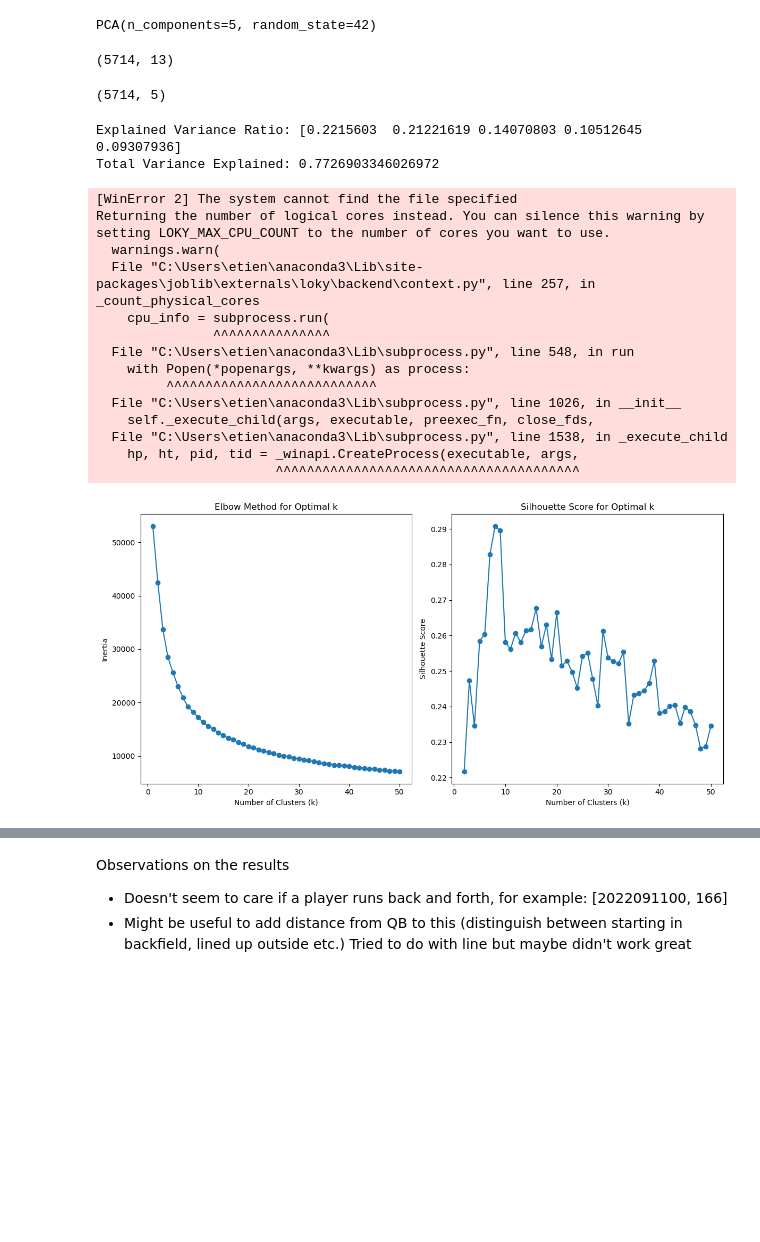
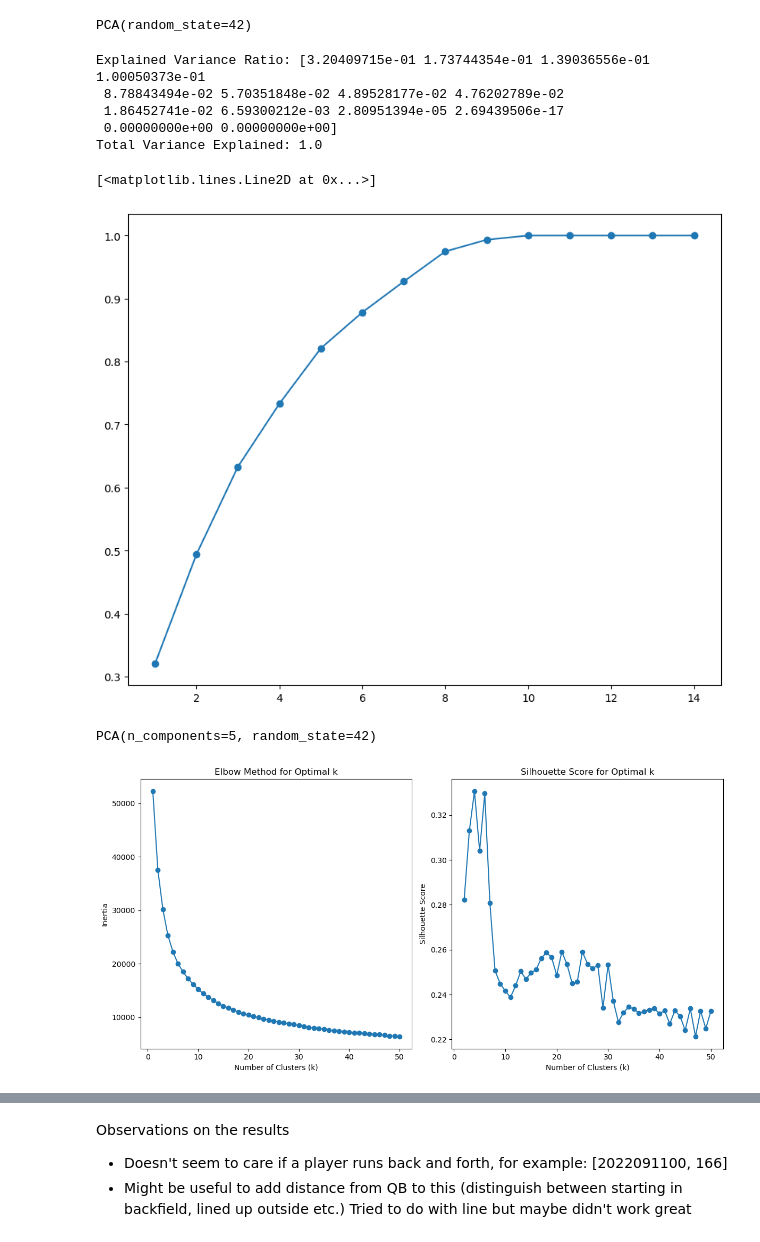
Before and after one commit to etienne-busnel/NFL-Big-Data-Bowl-2025, a Jupyter notebook: Motion_Classification.ipynb, the cells around one changed output, grey strips where cells are left out. Drawn from its saved outputs; the diff is of its cells as text; code cells hidden in the pictures; blank space fills up the shorter version.

```diff
--- a/Motion_Classification.ipynb
+++ b/Motion_Classification.ipynb
@@ -31,8 +31,8 @@ df_motion_scaled = scaler.transform(df_motion)
 # %%
 #PCA
 from sklearn.decomposition import PCA
-pca = PCA(n_components=5, random_state=42)
+pca = PCA(random_state=42)
 # %%
 pca.fit(df_motion_scaled)
 # %% [output]
-PCA(n_components=5, random_state=42)
+PCA(random_state=42)
@@ -41,16 +39,23 @@ x_pca = pca.transform(df_motion_scaled)
-# %%
-df_motion_scaled.shape
-# %% [output]
-(5714, 13)
-# %%
-x_pca.shape
-# %% [output]
-(5714, 5)
 # %%
 # Perform PCA (already done in your code)
 explained_variance = pca.explained_variance_ratio_
 print("Explained Variance Ratio:", explained_variance)
 print("Total Variance Explained:", np.sum(explained_variance))
 # %% [output]
-Explained Variance Ratio: [0.2215603  0.21221619 0.14070803 0.10512645 0.09307936]
-Total Variance Explained: 0.7726903346026972
+Explained Variance Ratio: [3.20409715e-01 1.73744354e-01 1.39036556e-01 1.00050373e-01
+ 8.78843494e-02 5.70351848e-02 4.89528177e-02 4.76202789e-02
+ 1.86452741e-02 6.59300212e-03 2.80951394e-05 2.69439506e-17
+ 0.00000000e+00 0.00000000e+00]
+Total Variance Explained: 1.0
+# %%
+plt.figure(figsize = (10,8))
+plt.plot(range(1,15), pca.explained_variance_ratio_.cumsum(), marker = 'o')
+# %% [output]
+[<matplotlib.lines.Line2D at 0x...>]
+[figure, added]
+# %%
+#to preserve ~80% of variance, set n_components=5
+pca = PCA(n_components=5, random_state=42)
+pca.fit(df_motion_scaled)
+# %% [output]
+PCA(n_components=5, random_state=42)
@@ -58,6 +65,10 @@ Total Variance Explained: 0.7726903346026972
 import matplotlib.pyplot as plt
 from sklearn.cluster import KMeans
 from sklearn.metrics import silhouette_score
+from tqdm import tqdm
+import warnings
+
+warnings.filterwarnings("ignore")
 
 # Define a range of k values to try
 k_range = range(1, 51)  # Trying k values from 1 to 50
@@ -67,7 +78,7 @@ inertia = []
 sil_scores = []
 
 # Loop through each value of k
-for k in k_range:
+for k in tqdm(k_range):
     # Perform KMeans clustering
     kmeans = KMeans(n_clusters=k, n_init=10, random_state=42)
     labels = kmeans.fit_predict(x_pca)  # Use your PCA-transformed data (x_pca)
@@ -75,46 +86,32 @@ for k in k_range:
     # Compute inertia for Elbow Method
     inertia.append(kmeans.inertia_)
 
     # Compute silhouette score
     if k > 1:  # Silhouette score is only defined for k > 1
         sil_score = silhouette_score(x_pca, labels)
         sil_scores.append(sil_score)
     else:
         sil_scores.append(-1)  # For k=1, silhouette score is undefined
 
 
 # Plot the Elbow Method (Inertia vs. k)
 plt.figure(figsize=(12, 6))
 
 plt.subplot(1, 2, 1)
 plt.plot(k_range, inertia, marker='o')
 plt.xlabel('Number of Clusters (k)')
 plt.ylabel('Inertia')
 plt.title('Elbow Method for Optimal k')
 
 # Plot the Silhouette Scores (Silhouette Score vs. k)
 plt.subplot(1, 2, 2)
 plt.plot(k_range[1:], sil_scores[1:], marker='o')  # Skip the first value (k=1)
 plt.xlabel('Number of Clusters (k)')
 plt.ylabel('Silhouette Score')
 plt.title('Silhouette Score for Optimal k')
 
 plt.tight_layout()
 plt.show()
 # %% [output]
-[WinError 2] The system cannot find the file specified
-Returning the number of logical cores instead. You can silence this warning by setting LOKY_MAX_CPU_COUNT to the number of cores you want to use.
-  warnings.warn(
-  File "C:\Users\etien\anaconda3\Lib\site-packages\joblib\externals\loky\backend\context.py", line 257, in _count_physical_cores
-    cpu_info = subprocess.run(
-               ^^^^^^^^^^^^^^^
-  File "C:\Users\etien\anaconda3\Lib\subprocess.py", line 548, in run
-    with Popen(*popenargs, **kwargs) as process:
-         ^^^^^^^^^^^^^^^^^^^^^^^^^^^
-  File "C:\Users\etien\anaconda3\Lib\subprocess.py", line 1026, in __init__
-    self._execute_child(args, executable, preexec_fn, close_fds,
-  File "C:\Users\etien\anaconda3\Lib\subprocess.py", line 1538, in _execute_child
-    hp, ht, pid, tid = _winapi.CreateProcess(executable, args,
-                       ^^^^^^^^^^^^^^^^^^^^^^^^^^^^^^^^^^^^^^^
-[figure, old version]
+[figure, new version]
 # %%
```
Also changed, not shown: parts of 11 cells of this notebook, 2 other files.
